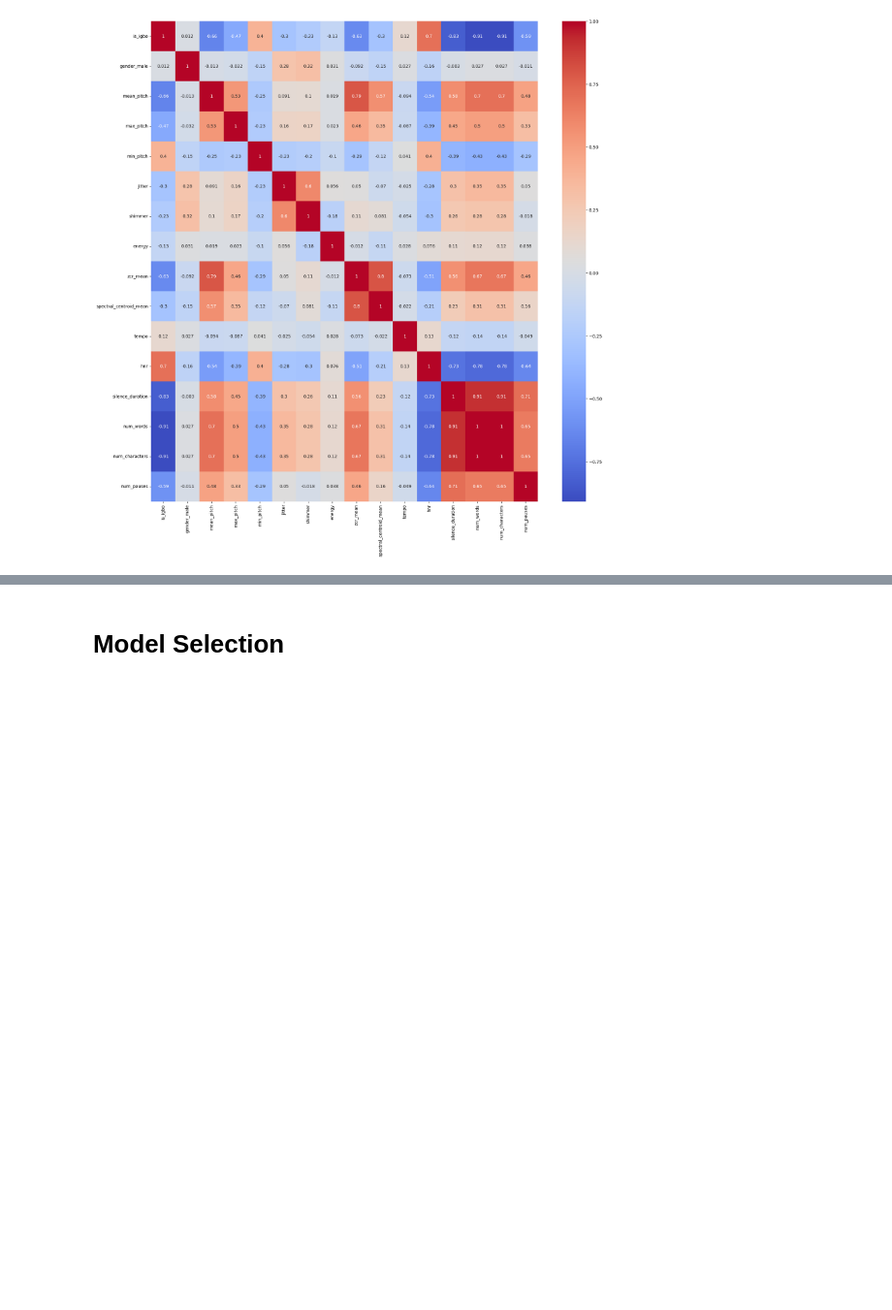
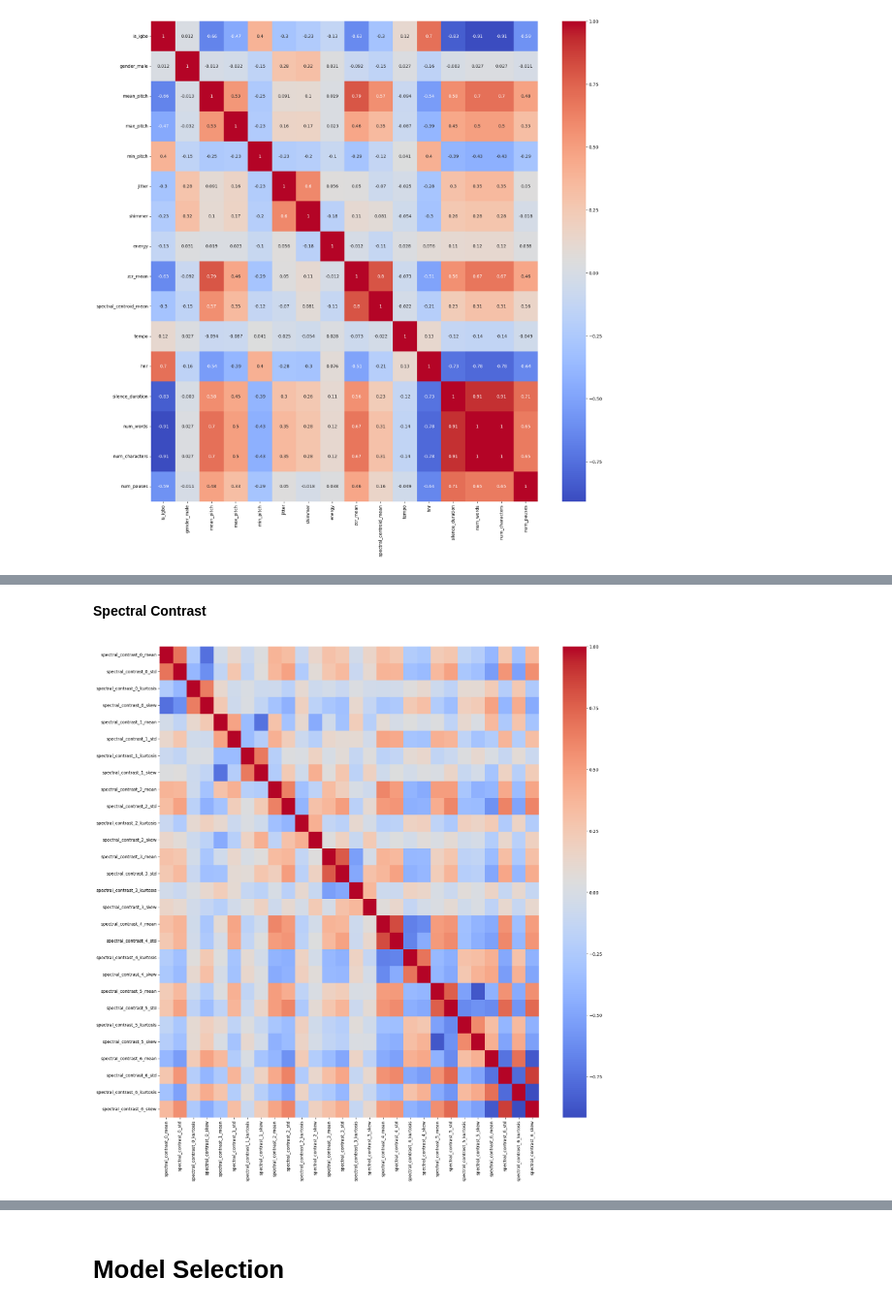
Before and after one commit to AndreaLolli2912/DSL-Age-Regression, a Jupyter notebook: main/main_EDA.ipynb, the cells around one changed output, grey strips where cells are left out. Shown at 97% size. Cells and saved outputs as stored; diff of their text form; code cells hidden in the pictures; blank space fills up the shorter version.

```diff
--- a/main/main_EDA.ipynb
+++ b/main/main_EDA.ipynb
@@ -507,0 +586,6 @@ RandomForestRegressor(random_state=42)
+# %% [markdown]
+**Spectral Contrast**
+# %%
+correlation_plot("data/dev_spectral_contrast_audio_features.csv")
+# %% [output]
+[figure, added]
```
Also changed, not shown: parts of 18 cells of this notebook.
